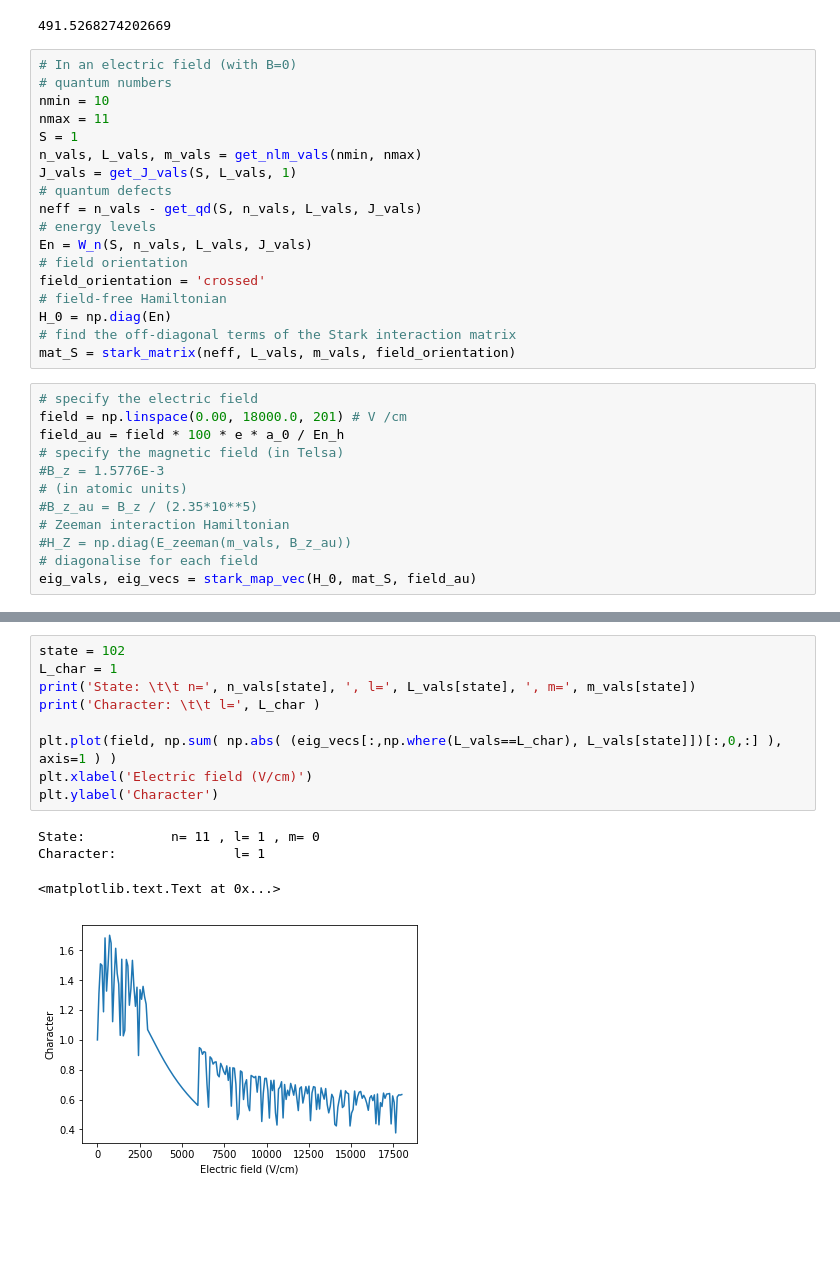
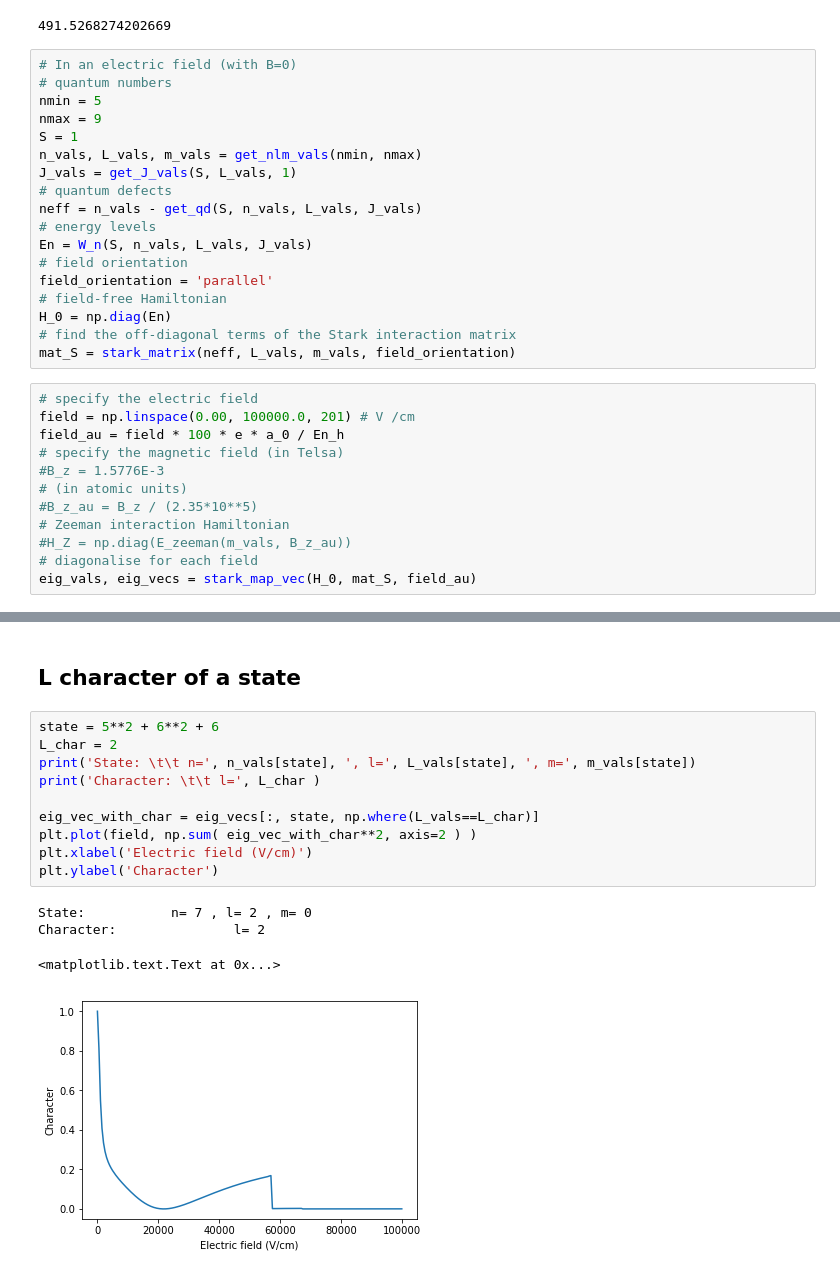
Before and after one commit to aa-morgan/Rydberg_helium_Stark, a Jupyter notebook: starkhelium/Transition dipole moments.ipynb, the cells around one changed output, grey strips where cells are left out. Drawn from its saved outputs; the diff is of its cells as text; blank space fills up the shorter version.

```diff
--- a/starkhelium/Transition dipole moments.ipynb
+++ b/starkhelium/Transition dipole moments.ipynb
@@ -14,8 +14,8 @@ transition_dipole_moment
 # %%
 # In an electric field (with B=0)
 # quantum numbers
-nmin = 10
-nmax = 11
+nmin = 5
+nmax = 9
 S = 1
 n_vals, L_vals, m_vals = get_nlm_vals(nmin, nmax)
 J_vals = get_J_vals(S, L_vals, 1)
@@ -24,14 +24,14 @@ neff = n_vals - get_qd(S, n_vals, L_vals, J_vals)
 # energy levels
 En = W_n(S, n_vals, L_vals, J_vals)
 # field orientation
-field_orientation = 'crossed'
+field_orientation = 'parallel'
 # field-free Hamiltonian
 H_0 = np.diag(En)
 # find the off-diagonal terms of the Stark interaction matrix
 mat_S = stark_matrix(neff, L_vals, m_vals, field_orientation)
 # %%
 # specify the electric field
-field = np.linspace(0.00, 18000.0, 201) # V /cm
+field = np.linspace(0.00, 100000.0, 201) # V /cm
 field_au = field * 100 * e * a_0 / En_h
 # specify the magnetic field (in Telsa)
 #B_z = 1.5776E-3
@@ -71,14 +90,17 @@ plt.ylabel('Energy/h (cm$^-1$)')
+# %% [markdown]
+## L character of a state
 # %%
-state = 102
-L_char = 1
+state = 5**2 + 6**2 + 6
+L_char = 2
 print('State: \t\t n=', n_vals[state], ', l=', L_vals[state], ', m=', m_vals[state])
 print('Character: \t\t l=', L_char )
 
-plt.plot(field, np.sum( np.abs( (eig_vecs[:,np.where(L_vals==L_char), L_vals[state]])[:,0,:] ), axis=1 ) )
+eig_vec_with_char = eig_vecs[:, state, np.where(L_vals==L_char)]
+plt.plot(field, np.sum( eig_vec_with_char**2, axis=2 ) )
 plt.xlabel('Electric field (V/cm)')
 plt.ylabel('Character')
 # %% [output]
-State:           n= 11 , l= 1 , m= 0
-Character:               l= 1
+State:           n= 7 , l= 2 , m= 0
+Character:               l= 2
 <matplotlib.text.Text at 0x...>
-[figure, old version]
+[figure, new version]
```
Also changed, not shown: parts of 9 cells of this notebook.
